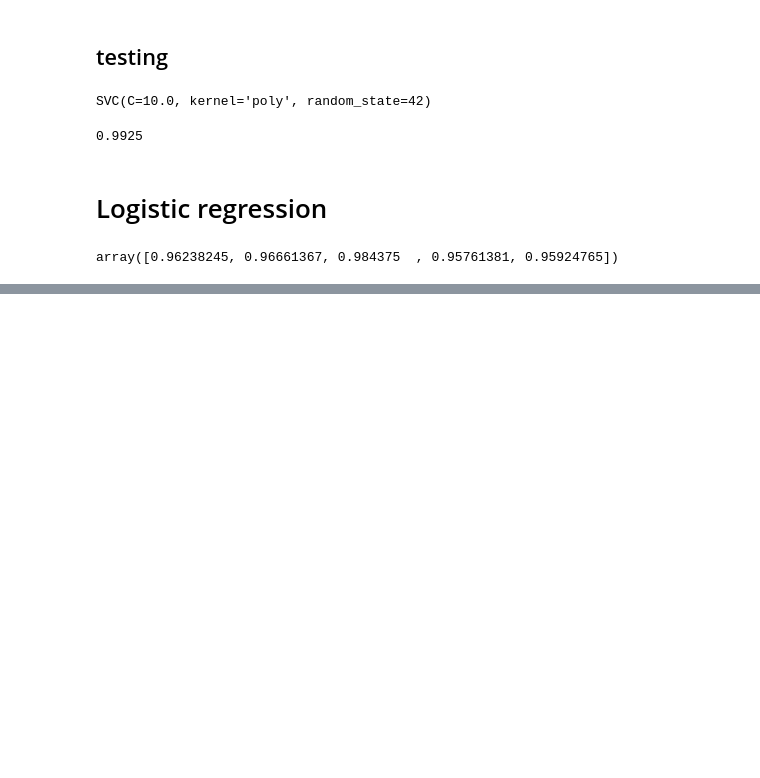
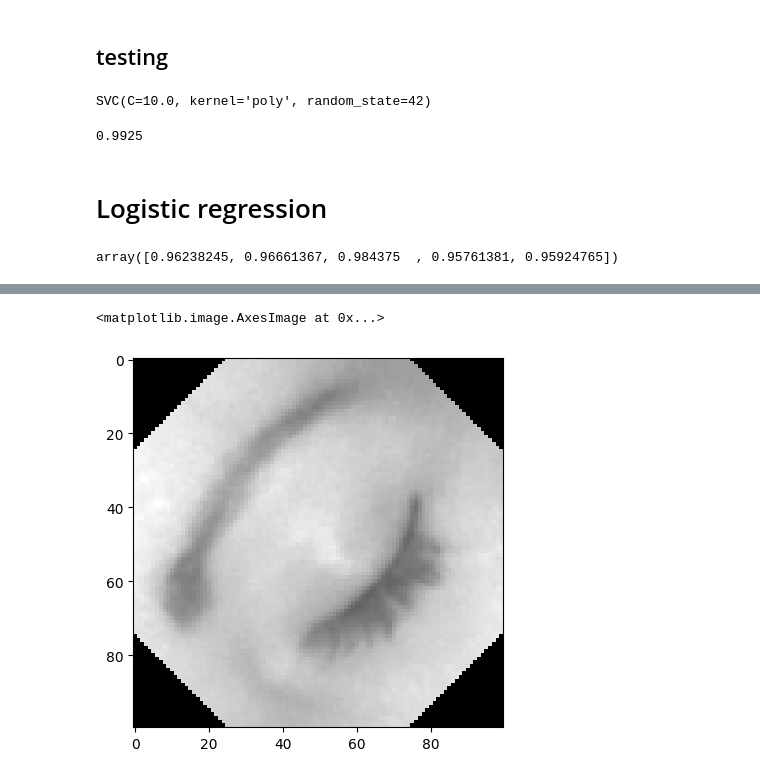
Before and after one commit to janwalec/eyes_recognition, a Jupyter notebook: Project.ipynb, the cells around one changed output, grey strips where cells are left out. Drawn from its saved outputs; the diff is of its cells as text; code cells hidden in the pictures; blank space fills up the shorter version.

```diff
--- a/Project.ipynb
+++ b/Project.ipynb
@@ -448,0 +472,20 @@ array([0.96238245, 0.96661367, 0.984375  , 0.95761381, 0.95924765])
+# %%
+
+def fill_neighbors(values):
+    center = values[len(values) // 2]
+    if center == 0:
+        nonzero_neighbors = values[values > 0]
+        return np.mean(nonzero_neighbors) if len(nonzero_neighbors) > 0 else 0
+
+    return center
+# %%
+
+from scipy.ndimage import generic_filter
+
+
+
+filled_image = generic_filter(rotated_image, fill_neighbors, size=5)
+plt.imshow(filled_image, cmap = "gray")
+# %% [output]
+<matplotlib.image.AxesImage at 0x...>
+[figure, added]
```
Also changed, not shown: parts of 21 cells of this notebook.
